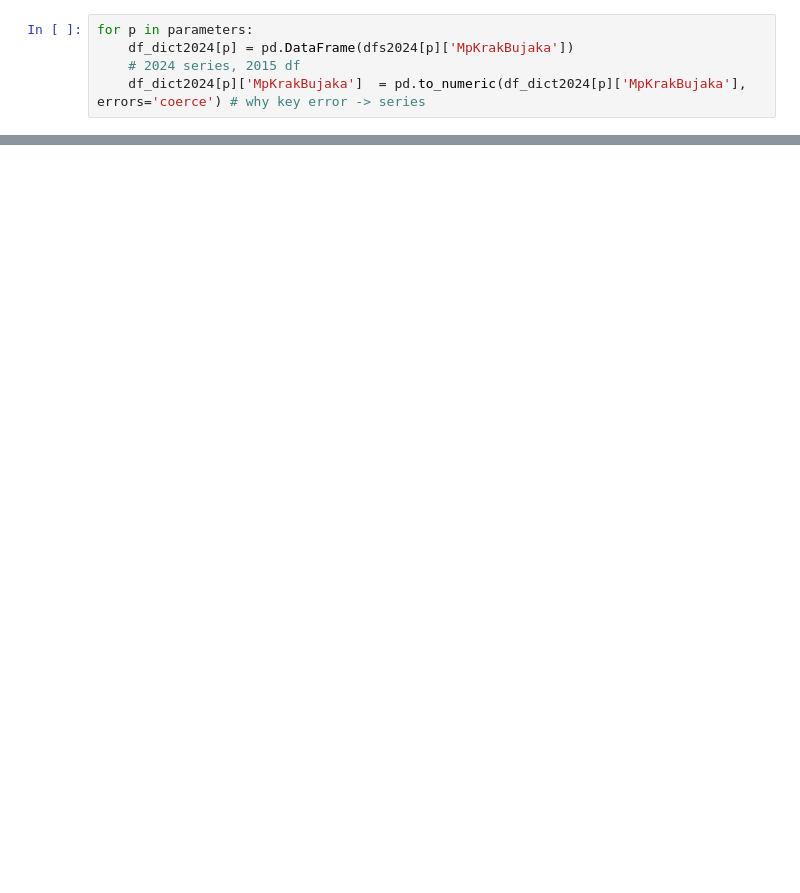
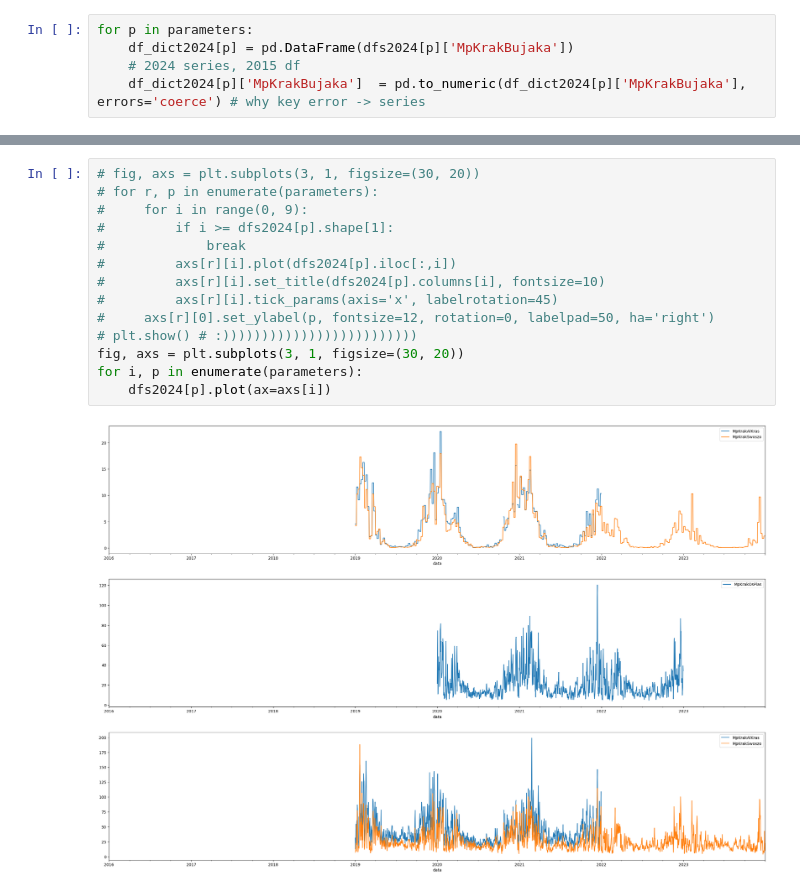
Before and after one commit to klklaudia/AI, a Jupyter notebook: PredykcjaSmogu/dane.ipynb, the cells around one changed output, grey strips where cells are left out. Saved outputs shown, nothing was run; the diff lists cells and outputs as text; blank space fills up the shorter version.

```diff
--- a/PredykcjaSmogu/dane.ipynb
+++ b/PredykcjaSmogu/dane.ipynb
@@ -175,0 +284,16 @@ df_PM10.plot()
+# %%
+# fig, axs = plt.subplots(3, 1, figsize=(30, 20))
+# for r, p in enumerate(parameters):
+#     for i in range(0, 9):
+#         if i >= dfs2024[p].shape[1]:
+#             break
+#         axs[r][i].plot(dfs2024[p].iloc[:,i])
+#         axs[r][i].set_title(dfs2024[p].columns[i], fontsize=10)
+#         axs[r][i].tick_params(axis='x', labelrotation=45)
+#     axs[r][0].set_ylabel(p, fontsize=12, rotation=0, labelpad=50, ha='right')
+# plt.show() # :)))))))))))))))))))))))))
+fig, axs = plt.subplots(3, 1, figsize=(30, 20))
+for i, p in enumerate(parameters):
+    dfs2024[p].plot(ax=axs[i])
+# %% [output]
+[figure, added]
```
Also changed, not shown: parts of 25 cells of this notebook.
